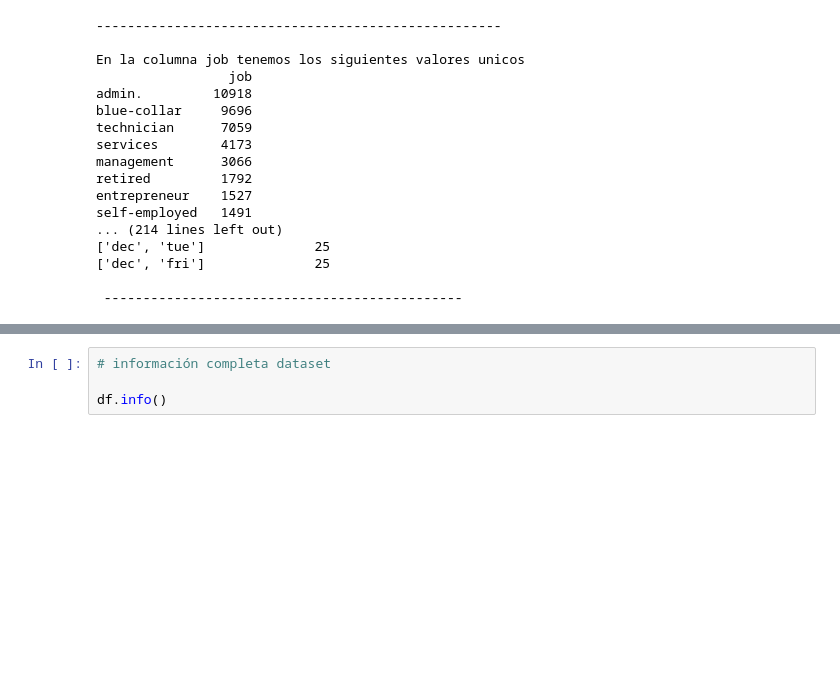
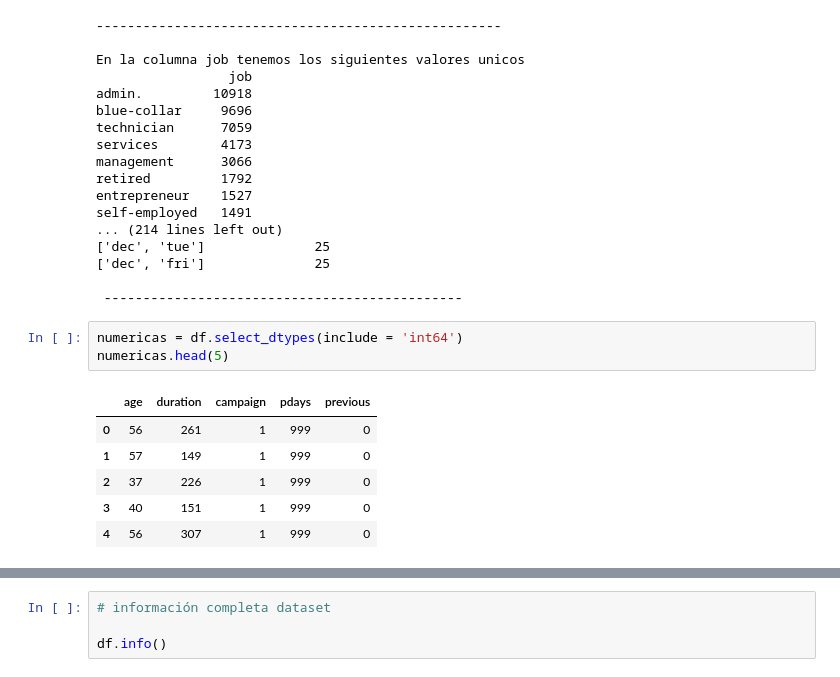
Before and after one commit to Adalab/promo_d_da_modulo2_sprint2_Anna-Estibaliz, a Jupyter notebook: pair_programming_limpieza1.ipynb, the cells around one changed output, grey strips where cells are left out. Cells and saved outputs as stored; diff of their text form; blank space fills up the shorter version.

```diff
--- a/pair_programming_limpieza1.ipynb
+++ b/pair_programming_limpieza1.ipynb
@@ -209,3 +209,13 @@ self-employed   1491
 ['dec', 'fri']              25
 
  ----------------------------------------------
+# %%
+numericas = df.select_dtypes(include = 'int64')
+numericas.head(5)
+# %% [output]
+|  | age | duration | campaign | pdays | previous |
+| 0 | 56 | 261 | 1 | 999 | 0 |
+| 1 | 57 | 149 | 1 | 999 | 0 |
+| 2 | 37 | 226 | 1 | 999 | 0 |
+| 3 | 40 | 151 | 1 | 999 | 0 |
+| 4 | 56 | 307 | 1 | 999 | 0 |
```
Also changed, not shown: parts of 12 cells of this notebook, 1 other file.
